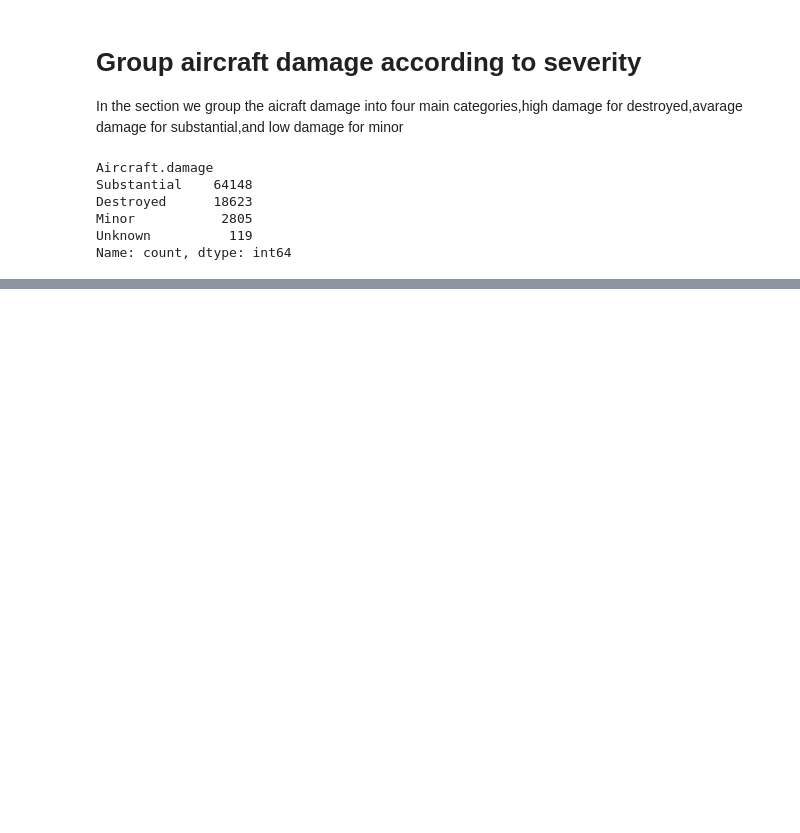
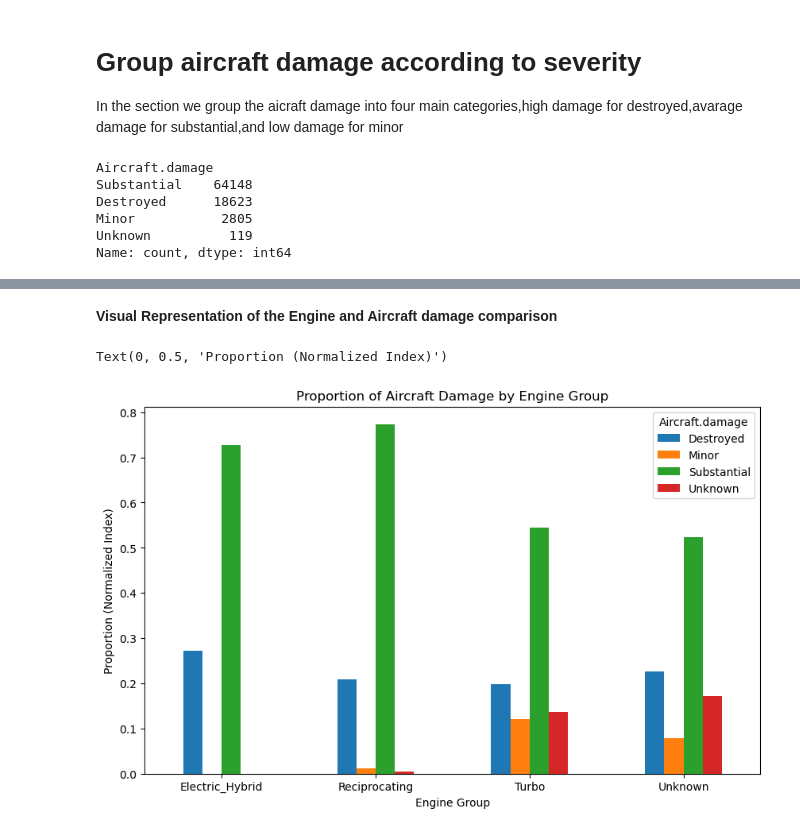
Before and after one commit to Marian-amo/Phase-1-project, a Jupyter notebook: project.ipynb/project.ipynb, the cells around one changed output, grey strips where cells are left out. Cells and saved outputs as stored; diff of their text form; code cells hidden in the pictures; blank space fills up the shorter version.

```diff
--- a/project.ipynb/project.ipynb
+++ b/project.ipynb/project.ipynb
@@ -422,0 +454,17 @@ Index(['Event.Id', 'Investigation.Type', 'Accident.Number', 'Event.Date',
+# %% [markdown]
+**Visual Representation of the Engine and Aircraft damage comparison**
+# %%
+ct = pd.crosstab(df['Engine_Group'], df['Aircraft.damage'], normalize='index')
+
+# Create the grouped bar plot
+ax = ct.plot(kind='bar', rot=0, figsize=(10, 6))
+
+# Add a title and axis labels for clarity
+ax.set_title('Proportion of Aircraft Damage by Engine Group')
+ax.set_xlabel('Engine Group')
+ax.set_ylabel('Proportion (Normalized Index)')
+
+# Display the plot
+# %% [output]
+Text(0, 0.5, 'Proportion (Normalized Index)')
+[figure, added]
```
Also changed, not shown: parts of 16 cells of this notebook.
